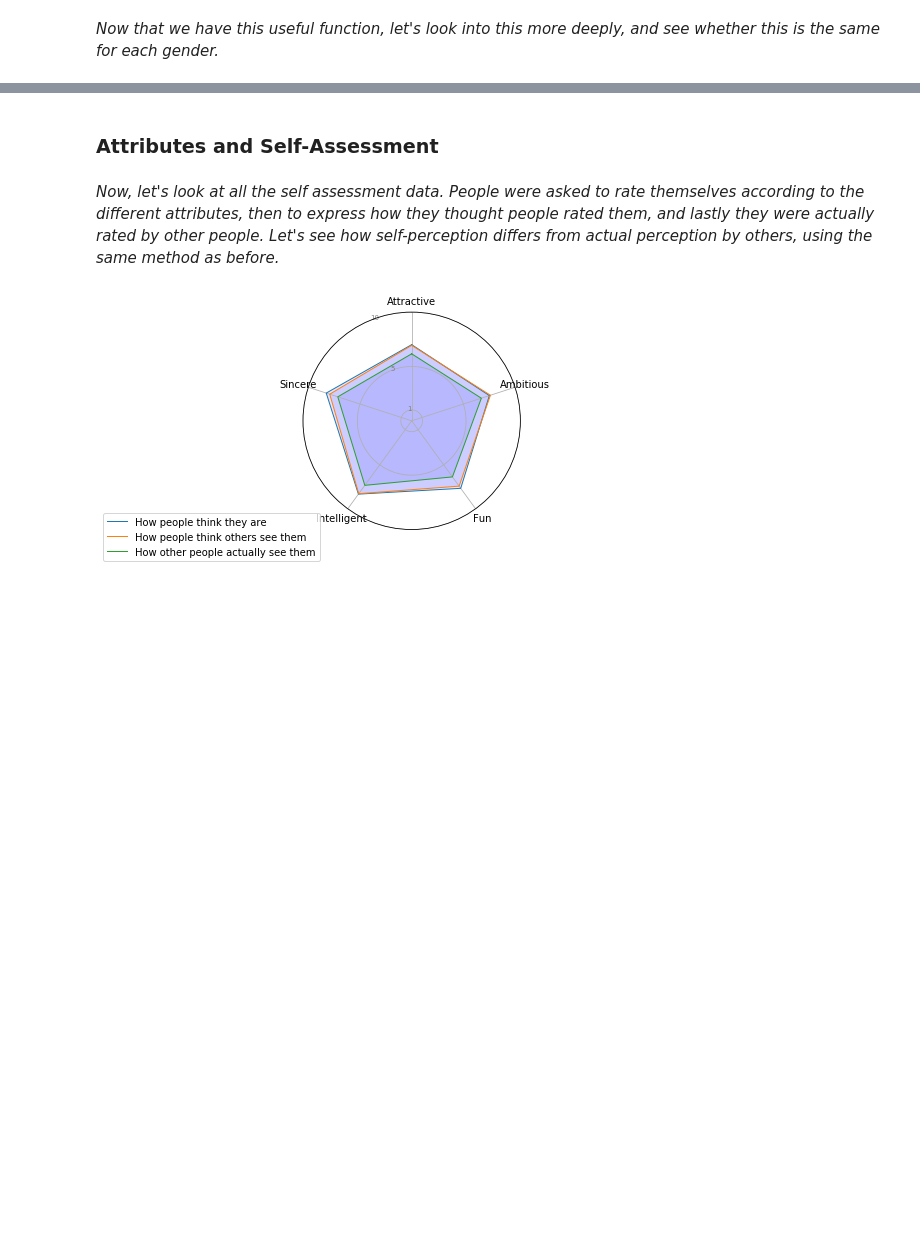
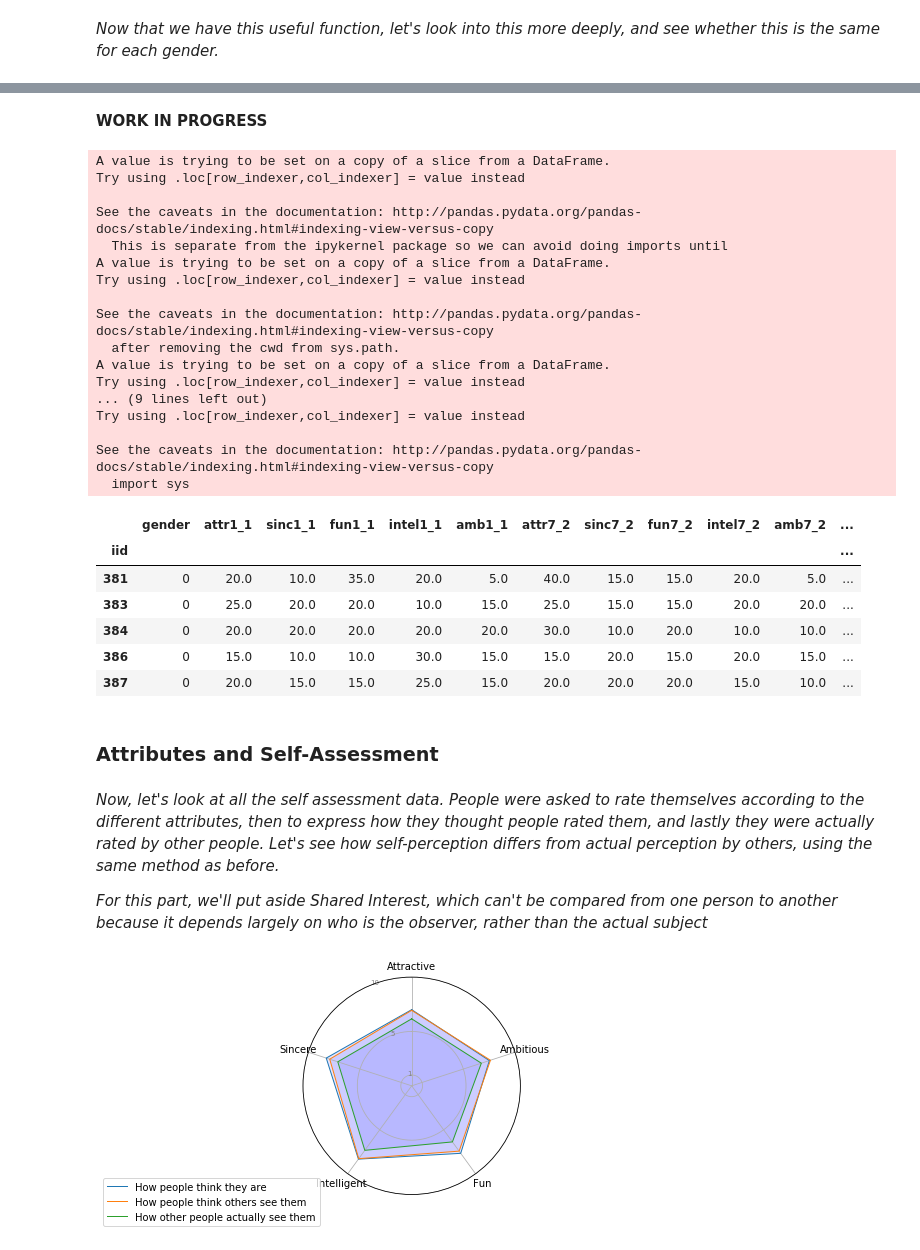
Before and after one commit to alexchouraki/Python-Project, a Jupyter notebook: Python Project.ipynb, the cells around one changed output, grey strips where cells are left out. Cells and saved outputs as stored; diff of their text form; code cells hidden in the pictures; blank space fills up the shorter version.

```diff
--- a/Python Project.ipynb
+++ b/Python Project.ipynb
@@ -294,0 +297,56 @@ mpl.show()
+# %% [markdown]
+**WORK IN PROGRESS**
+# %%
+Attractive_prior = np.mean(sddOK['attr1_1'])/10
+Sincere_prior = np.mean(sddOK['sinc1_1'])/10
+Intelligent_prior = np.mean(sddOK['intel1_1'])/10
+Fun_prior = np.mean(sddOK['fun1_1'])/10
+Ambitious_prior = np.mean(sddOK['amb1_1'])/10
+Interest_prior = np.mean(sddOK['shar1_1'])/10
+
+#Then we compute what actually mattered in people's decisions during the dates, when a match occured (average values)
+sddmatch = sddOK.query('match == 1')
+
+Attractive_posterior = np.mean(sddmatch['attr'])
+Sincere_posterior = np.mean(sddmatch['sinc'])
+Intelligent_posterior = np.mean(sddmatch['intel'])
+Fun_posterior = np.mean(sddmatch['fun'])
+Ambitious_posterior = np.mean(sddmatch['amb'])
+Interest_posterior = np.mean(sddmatch['shar'])
+# %%
+#First, let's look at what people say they want, and what they actually want, and compute the difference
+sddDiff = sddmatch[['iid', 'gender', 'attr1_1', 'sinc1_1', 'fun1_1', 'intel1_1', 'amb1_1', 'attr7_2', 'sinc7_2', 'fun7_2', 'intel7_2', 'amb7_2']]
+sddDiff['err_attr'] = sddDiff['attr1_1'] - sddDiff['attr7_2']
+sddDiff['err_sinc'] = sddDiff['sinc1_1'] - sddDiff['sinc7_2']
+sddDiff['err_fun'] = sddDiff['fun1_1'] - sddDiff['fun7_2']
+sddDiff['err_intel'] = sddDiff['intel1_1'] - sddDiff['intel7_2']
+sddDiff['err_amb'] = sddDiff['amb1_1'] - sddDiff['amb7_2']
+
+sddDiff = sddDiff.groupby('iid').agg({'gender' : 'mean','attr1_1' : 'mean', 'sinc1_1' : 'mean', 'fun1_1' : 'mean', 'intel1_1' : 'mean', 'amb1_1' : 'mean', 'attr7_2' : 'mean', 'sinc7_2' : 'mean', 'fun7_2' : 'mean', 'intel7_2' : 'mean', 'amb7_2' : 'mean', 'err_attr': 'mean','err_sinc': 'mean', 'err_fun': 'mean', 'err_intel': 'mean', 'err_amb': 'mean'})
+sddDiff = sddDiff.dropna(axis=0, how='any') #dropping values for attributes ***7_2 not available
+sddDiff.head()
+# %% [output]
+A value is trying to be set on a copy of a slice from a DataFrame.
+Try using .loc[row_indexer,col_indexer] = value instead
+
+See the caveats in the documentation: http://pandas.pydata.org/pandas-docs/stable/indexing.html#indexing-view-versus-copy
+  This is separate from the ipykernel package so we can avoid doing imports until
+A value is trying to be set on a copy of a slice from a DataFrame.
+Try using .loc[row_indexer,col_indexer] = value instead
+
+See the caveats in the documentation: http://pandas.pydata.org/pandas-docs/stable/indexing.html#indexing-view-versus-copy
+  after removing the cwd from sys.path.
+A value is trying to be set on a copy of a slice from a DataFrame.
+Try using .loc[row_indexer,col_indexer] = value instead
+... (9 lines left out)
+Try using .loc[row_indexer,col_indexer] = value instead
+
+See the caveats in the documentation: http://pandas.pydata.org/pandas-docs/stable/indexing.html#indexing-view-versus-copy
+  import sys
+|  | gender | attr1_1 | sinc1_1 | fun1_1 | intel1_1 | amb1_1 | attr7_2 | sinc7_2 | fun7_2 | intel7_2 | amb7_2 | ... |
+| iid |  |  |  |  |  |  |  |  |  |  |  | ... |
+| 381 | 0 | 20.0 | 10.0 | 35.0 | 20.0 | 5.0 | 40.0 | 15.0 | 15.0 | 20.0 | 5.0 | ... |
+| 383 | 0 | 25.0 | 20.0 | 20.0 | 10.0 | 15.0 | 25.0 | 15.0 | 15.0 | 20.0 | 20.0 | ... |
+| 384 | 0 | 20.0 | 20.0 | 20.0 | 20.0 | 20.0 | 30.0 | 10.0 | 20.0 | 10.0 | 10.0 | ... |
+| 386 | 0 | 15.0 | 10.0 | 10.0 | 30.0 | 15.0 | 15.0 | 20.0 | 15.0 | 20.0 | 15.0 | ... |
+| 387 | 0 | 20.0 | 15.0 | 15.0 | 25.0 | 15.0 | 20.0 | 20.0 | 20.0 | 15.0 | 10.0 | ... |
@@ -297,6 +377,8 @@ mpl.show()
 # %% [markdown]
 *Now, let's look at all the self assessment data. People were asked to rate themselves according to the different attributes, then to express how they thought people rated them, and lastly they were actually rated by other people.
 Let's see how self-perception differs from actual perception by others, using the same method as before.*
+
+*For this part, we'll put aside Shared Interest, which can't be compared from one person to another because it depends largely on who is the observer, rather than the actual subject*
 # %%
 Attractive_self = np.mean(sddOK['attr3_1'])
 Sincere_self = np.mean(sddOK['sinc3_1'])
```
Also changed, not shown: parts of 28 cells of this notebook.
